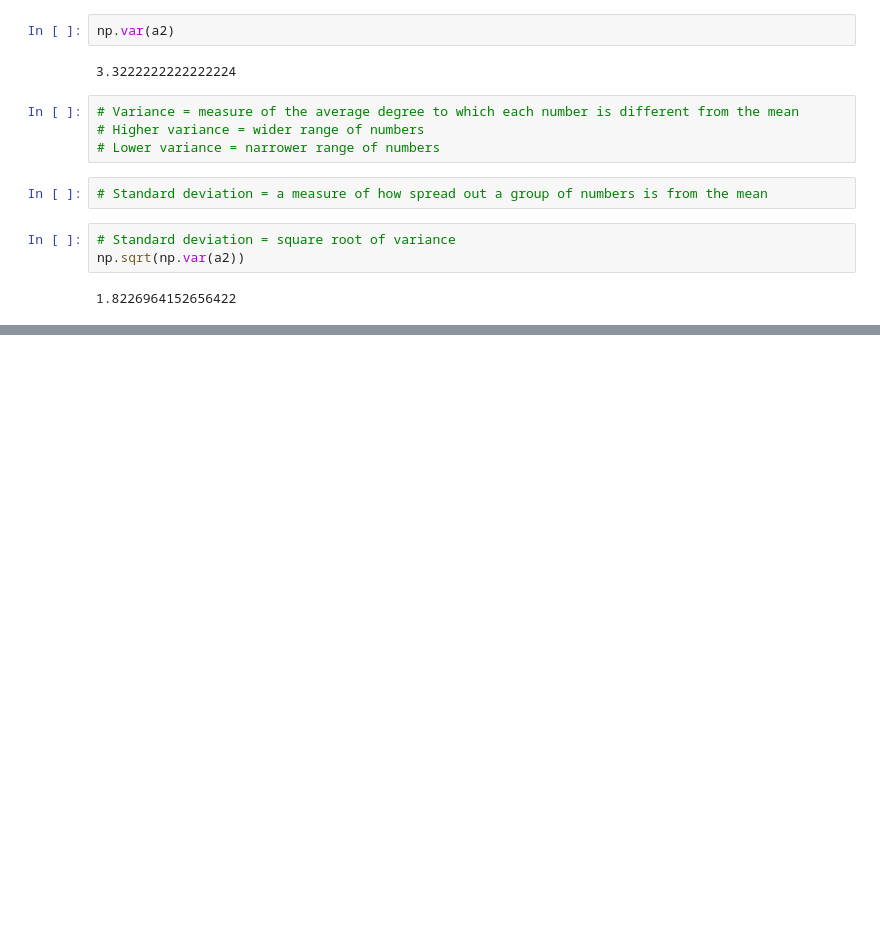
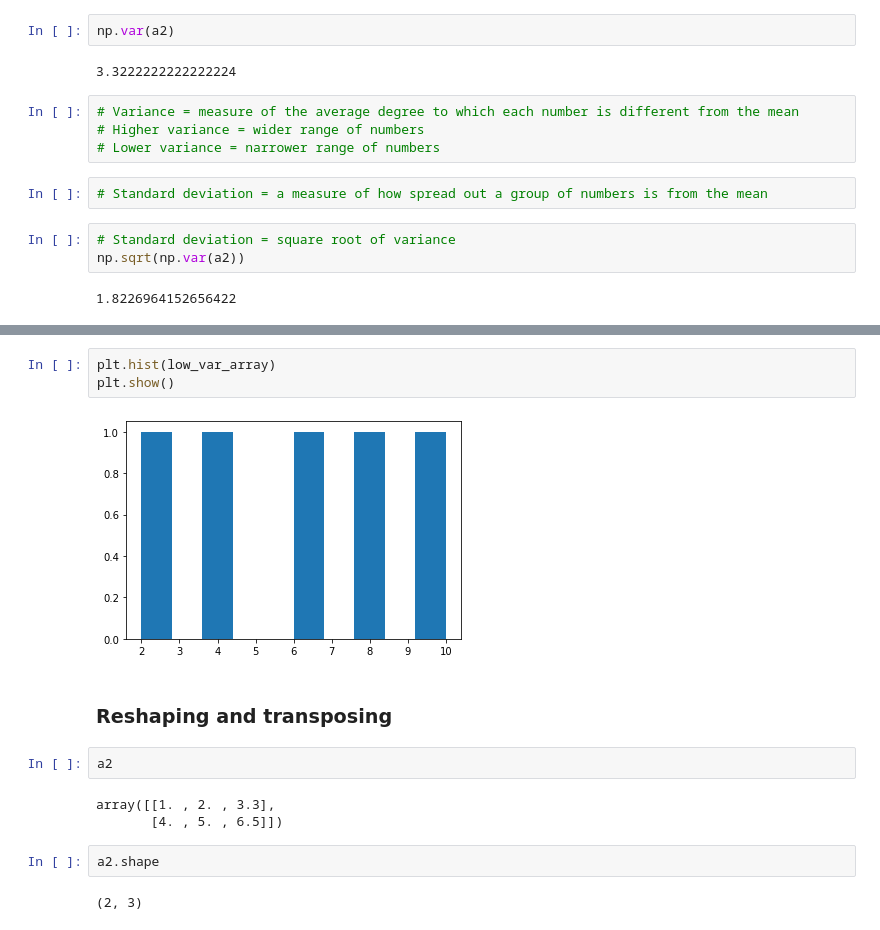
Before and after one commit to f2015537/Data-Science-Legowrk, a Jupyter notebook: ZTM-Data-Science/Numpy/introduction_to_numpy.ipynb, the cells around one changed output, grey strips where cells are left out. Cells and saved outputs as stored; diff of their text form; blank space fills up the shorter version.

```diff
--- a/ZTM-Data-Science/Numpy/introduction_to_numpy.ipynb
+++ b/ZTM-Data-Science/Numpy/introduction_to_numpy.ipynb
@@ -508,0 +532,16 @@ np.sqrt(np.var(a2))
+# %%
+plt.hist(low_var_array)
+plt.show()
+# %% [output]
+[figure, added]
+# %% [markdown]
+### Reshaping and transposing
+# %%
+a2
+# %% [output]
+array([[1. , 2. , 3.3],
+       [4. , 5. , 6.5]])
+# %%
+a2.shape
+# %% [output]
+(2, 3)
```
Also changed, not shown: parts of 86 cells of this notebook, 6 other files.
